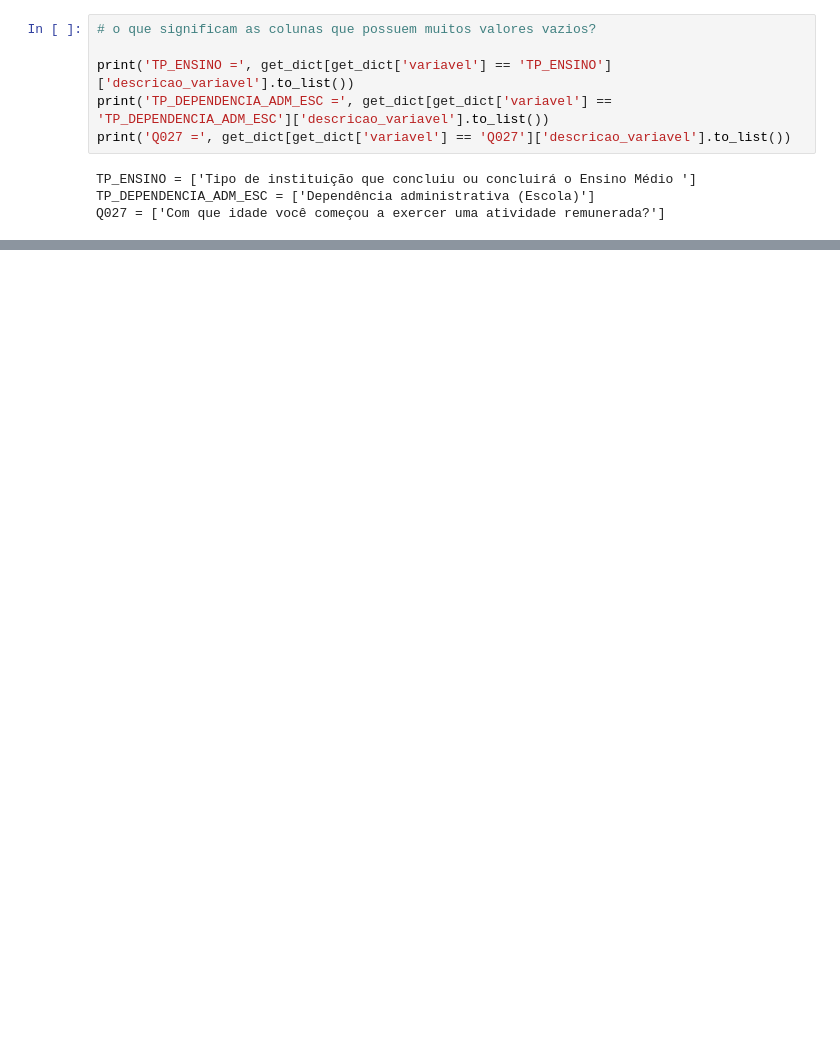
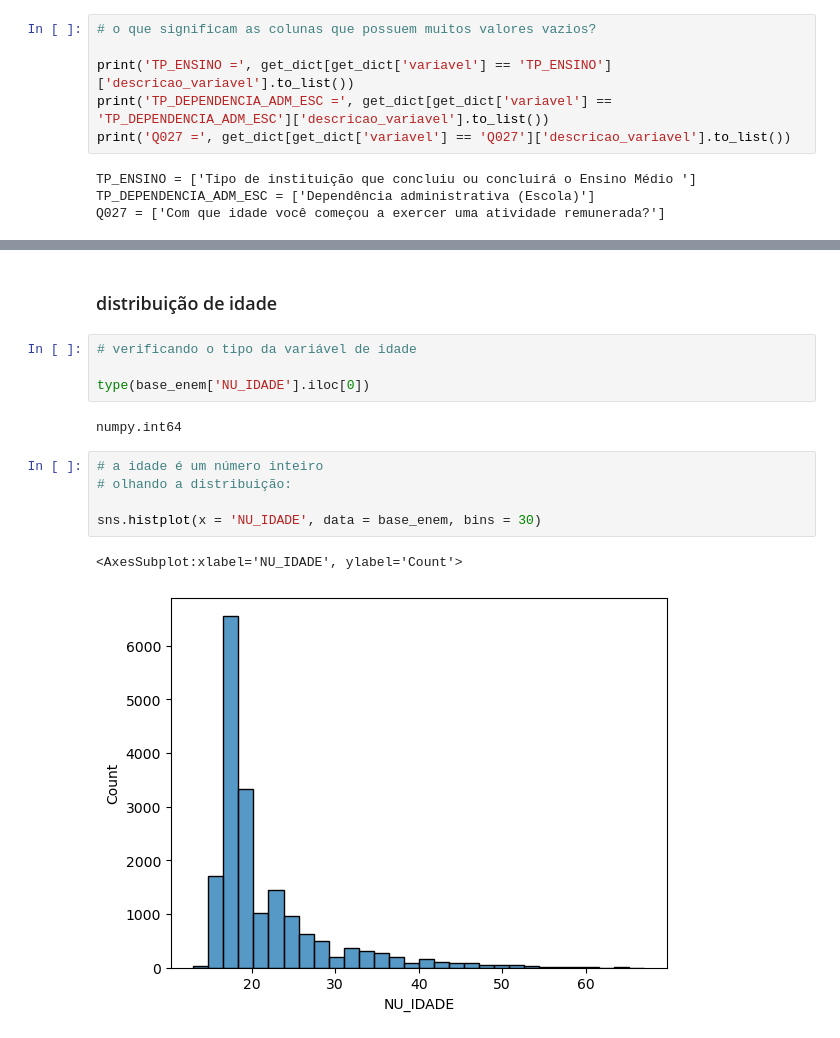
Before and after one commit to leticiafaria7/case-enem, a Jupyter notebook: analises-enem.ipynb, the cells around one changed output, grey strips where cells are left out. Drawn from its saved outputs; the diff is of its cells as text; blank space fills up the shorter version.

```diff
--- a/analises-enem.ipynb
+++ b/analises-enem.ipynb
@@ -109,0 +293,16 @@ Q027 = ['Com que idade você começou a exercer uma atividade remunerada?']
+# %% [markdown]
+### distribuição de idade
+# %%
+# verificando o tipo da variável de idade
+
+type(base_enem['NU_IDADE'].iloc[0])
+# %% [output]
+numpy.int64
+# %%
+# a idade é um número inteiro
+# olhando a distribuição:
+
+sns.histplot(x = 'NU_IDADE', data = base_enem, bins = 30)
+# %% [output]
+<AxesSubplot:xlabel='NU_IDADE', ylabel='Count'>
+[figure, added]
```
Also changed, not shown: parts of 35 cells of this notebook.
